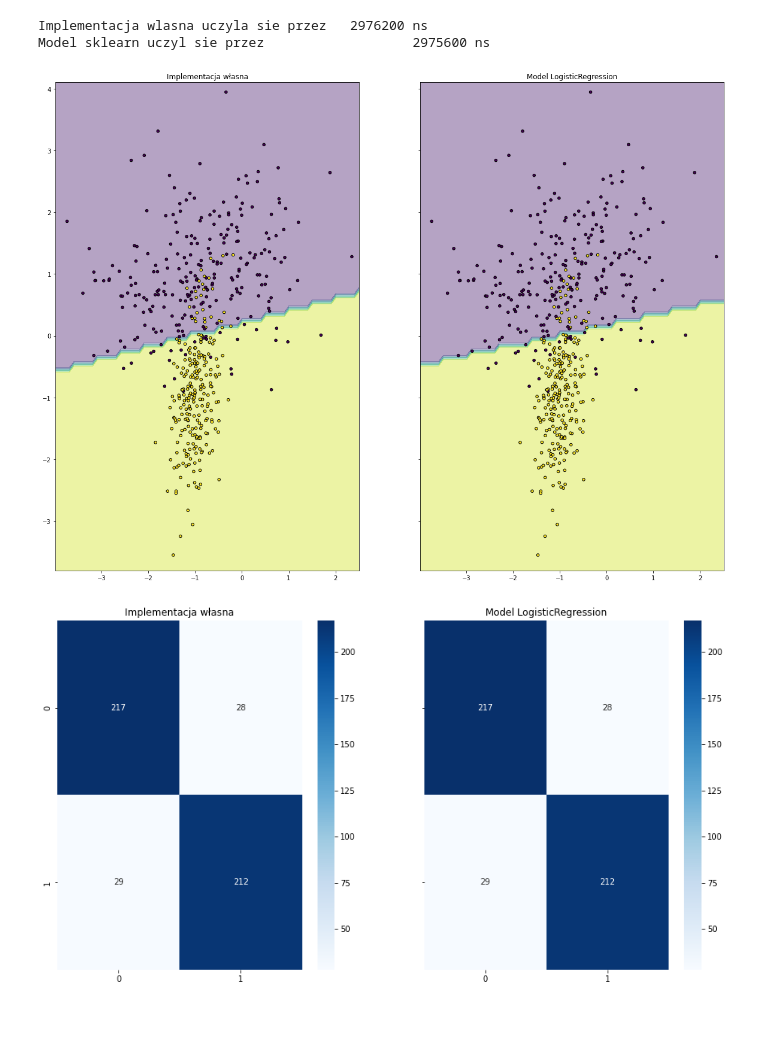
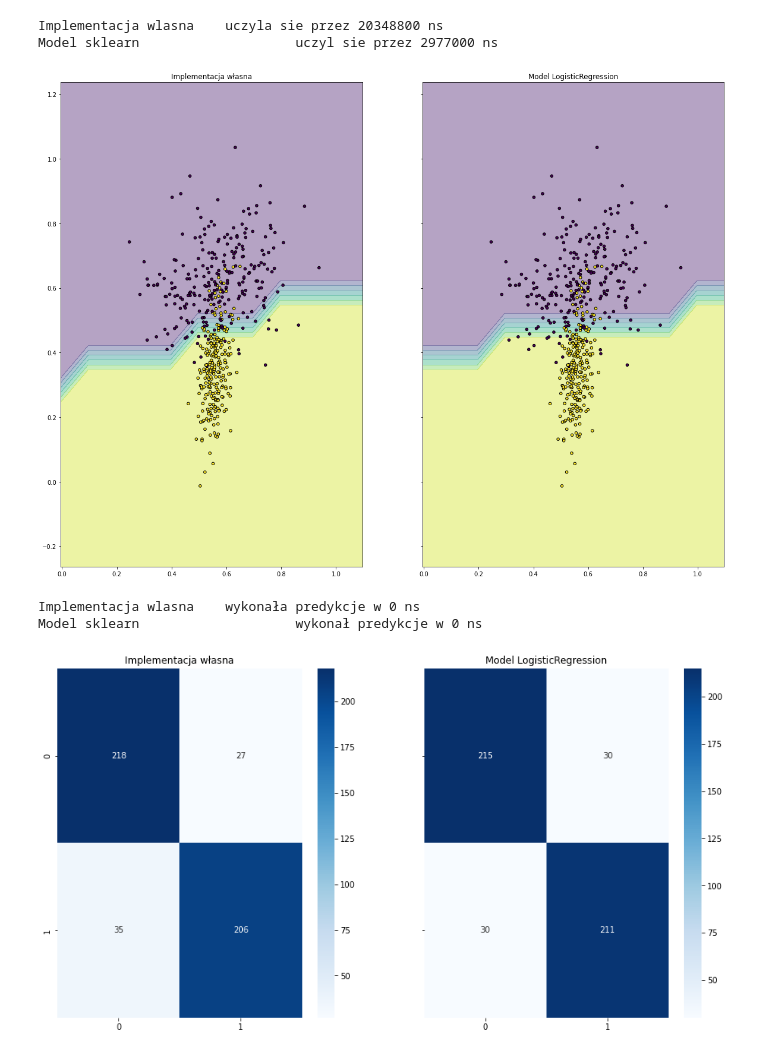
Before and after one commit to DonChaka/PUM, a Jupyter notebook: 3.RegresjaLogistyczna/3RegresjaLogistyczna.ipynb, the cells around one changed output. Drawn from its saved outputs; the diff is of its cells as text; code cells hidden in the pictures; blank space fills up the shorter version.

```diff
--- a/3.RegresjaLogistyczna/3RegresjaLogistyczna.ipynb
+++ b/3.RegresjaLogistyczna/3RegresjaLogistyczna.ipynb
@@ -78,17 +81,24 @@ class PUMData:
                 self.x_test[:, i] = (self.x_test[:, i] - x_min) / (x_max - x_min)
                 self.x_test[:, i] = self.x_test[:, i] * (max_v - min_v) + min_v
 # %%
-def compare_models(my_model, sk_model, data: PUMData):
+def compare_models(data: PUMData):
     my_start = time_ns()
-    my_model.fit(data.x_train, data.y_train)
+    for _ in range(100):
+        my_model = MyLogisticRegression(learning_rate=0.5, max_iterations=10000, min_cost_diff=1e-4)
+        my_model.fit(data.x_train, data.y_train)
     my_time = time_ns() - my_start
 
+    my_model = MyLogisticRegression(learning_rate=0.5, max_iterations=10000, min_cost_diff=1e-4)
+    sk_model = LogisticRegression(max_iter=100, random_state=random_state)
+
     sk_start = time_ns()
-    sk_model.fit(data.x_train, data.y_train)
+    for _ in range(100):
+        sk_model = LogisticRegression(max_iter=100, random_state=random_state)
+        sk_model.fit(data.x_train, data.y_train)
     sk_time = time_ns() - sk_start
 
-    print(f'Implementacja wlasna uczyla sie przez \t{my_time} ns')
-    print(f'Model sklearn uczyl sie przez \t\t\t{sk_time} ns')
+    print(f'Implementacja wlasna \tuczyla sie przez {my_time/100} ns')
+    print(f'Model sklearn \t\t\t uczyl sie przez {sk_time/100} ns')
 
     x_min, x_max = data.x_test[:, 0].min() - 0.25, data.x_test[:, 0].max() + 0.25
     y_min, y_max = data.x_test[:, 1].min() - 0.25, data.x_test[:, 1].max() + 0.25
@@ -142,10 +149,11 @@ n_samples = 2427
 # %%
 data_classification = PUMData(make_classification(n_samples=n_samples, n_features=2, n_redundant=0, n_classes=2, n_clusters_per_class=1, random_state=random_state))
-my_model = MyLogisticRegression(learning_rate=0.5, max_iterations=100, min_cost_diff=1e-4)
-sk_model = LogisticRegression(max_iter=100, random_state=random_state)
-compare_models(my_model, sk_model, data_classification)
+data_classification.normalize()
+compare_models(data_classification)
 # %% [output]
-Implementacja wlasna uczyla sie przez   2976200 ns
-Model sklearn uczyl sie przez                   2975600 ns
+Implementacja wlasna    uczyla sie przez 20348800 ns
+Model sklearn                    uczyl sie przez 2977000 ns
-[figure, old version]
+[figure, new version]
+Implementacja wlasna    wykonała predykcje w 0 ns
+Model sklearn                    wykonał predykcje w 0 ns
 [figure]
```
Also changed, not shown: parts of 10 cells of this notebook, 1 other file.
